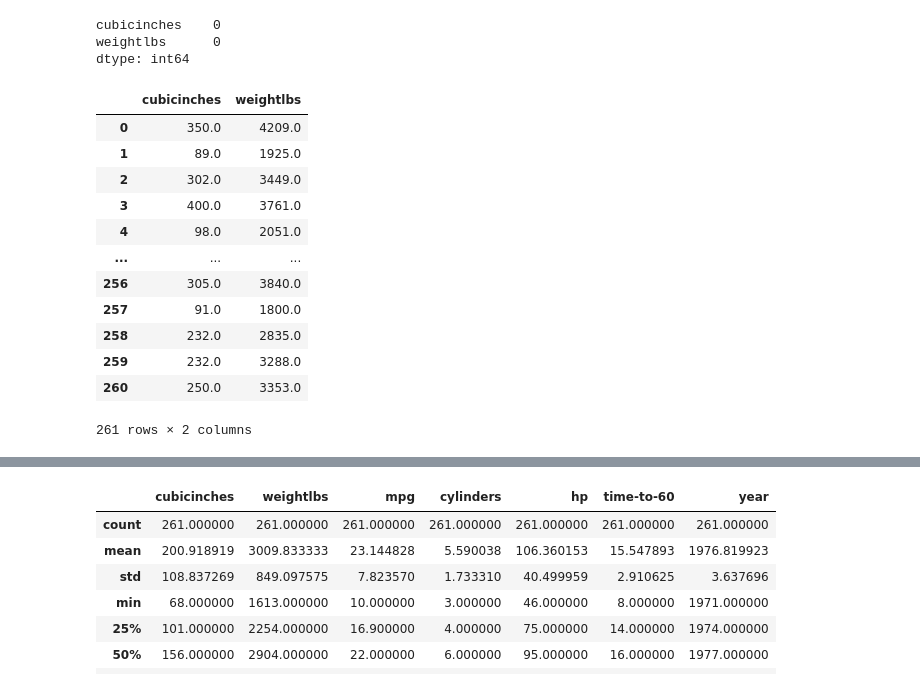
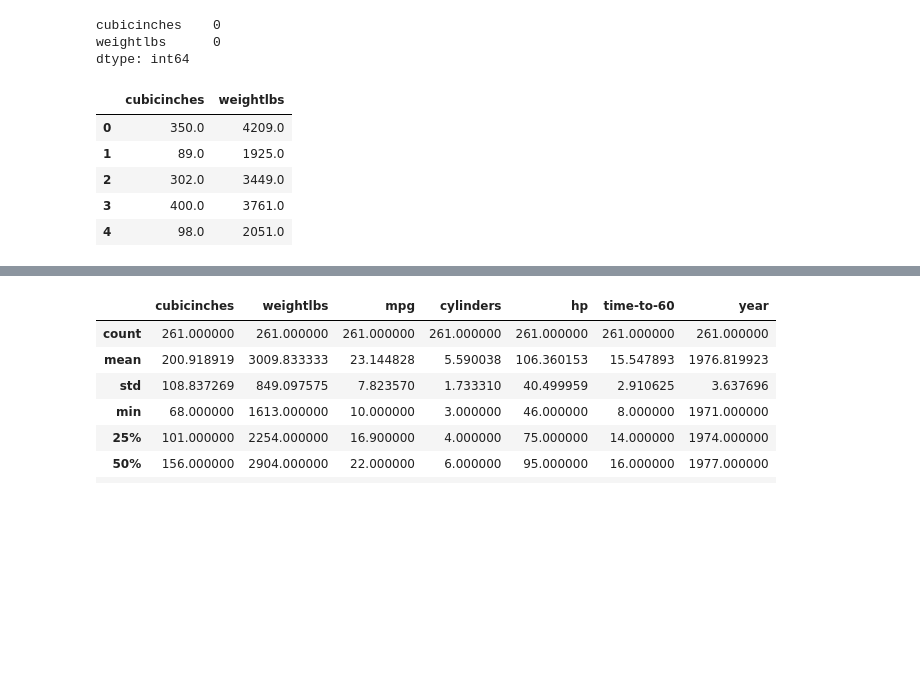
Before and after one commit to masedos/Bootcamp-Analista-de-Machine-Learning, a Jupyter notebook: Módulo 5/desafio_final_cars.ipynb, the cells around one changed output, grey strips where cells are left out. Drawn from its saved outputs; the diff is of its cells as text; code cells hidden in the pictures; blank space fills up the shorter version.

```diff
--- a/Módulo 5/desafio_final_cars.ipynb
+++ b/Módulo 5/desafio_final_cars.ipynb
@@ -281,21 +345,14 @@ cubicinches    0
 weightlbs      0
 dtype: int64
 # %%
-df6
+df6.head()
 # %% [output]
 |  | cubicinches | weightlbs |
 | 0 | 350.0 | 4209.0 |
 | 1 | 89.0 | 1925.0 |
 | 2 | 302.0 | 3449.0 |
 | 3 | 400.0 | 3761.0 |
 | 4 | 98.0 | 2051.0 |
-| ... | ... | ... |
-| 256 | 305.0 | 3840.0 |
-| 257 | 91.0 | 1800.0 |
-| 258 | 232.0 | 2835.0 |
-| 259 | 232.0 | 3288.0 |
-| 260 | 250.0 | 3353.0 |
-261 rows × 2 columns
 # %%
 cols_two = ['mpg', 'cylinders','hp', 'time-to-60', 'year']
 df7 = df[cols_two]
```
Also changed, not shown: parts of 36 cells of this notebook.
